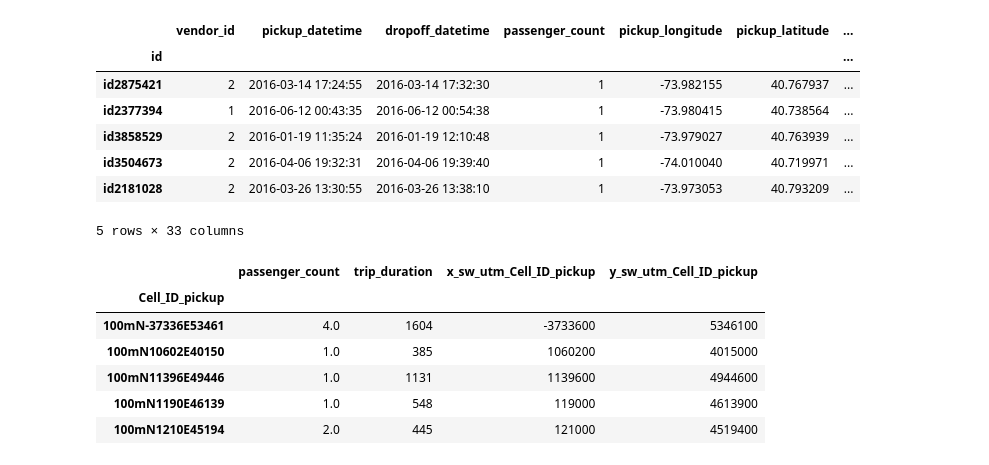
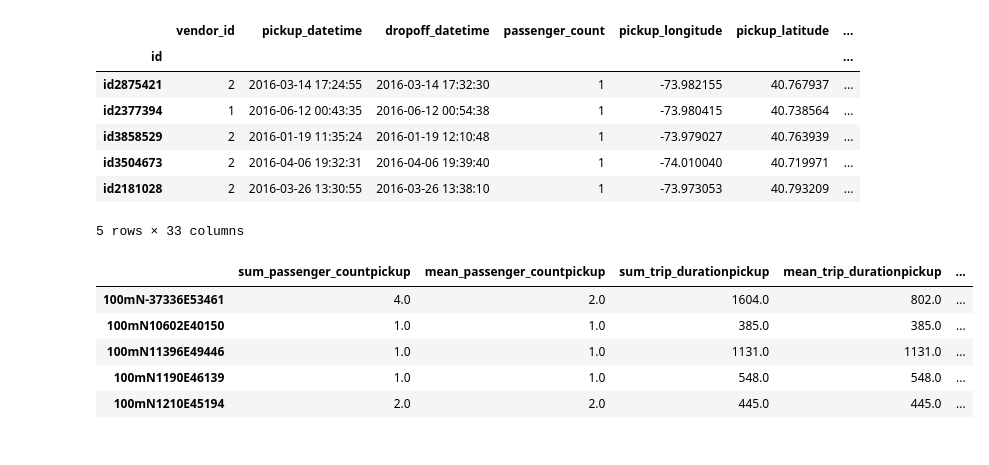
Before and after one commit to nblo/NYC_TaxiTripDuration, a Jupyter notebook: jupyter_notebooks/Preprocessing_Nick.ipynb, the cells around one changed output. Saved outputs shown, nothing was run; the diff lists cells and outputs as text; code cells hidden in the pictures.

Commit message:
Aggreation by Cell_ID for dropoff and pickup

```diff
--- a/jupyter_notebooks/Preprocessing_Nick.ipynb
+++ b/jupyter_notebooks/Preprocessing_Nick.ipynb
@@ -199,17 +228,24 @@ df_rides.head()
 | id2181028 | 2 | 2016-03-26 13:30:55 | 2016-03-26 13:38:10 | 1 | -73.973053 | 40.793209 | ... |
 5 rows × 33 columns
 # %%
-def calc_aggregate_by_ID(df,col_groupby,agg_funcs={'passenger_count':'sum','trip_duration':'sum'}):
+def calc_aggregate_by_ID(df,col_groupby,agg_funcs={'passenger_count':['sum','mean'],'trip_duration':['sum','mean'],}):
     agg_funcs = {**agg_funcs,**{f"x_sw_utm_{col_groupby}":'first',f"y_sw_utm_{col_groupby}":'first'}}
-    return df.groupby(col_groupby).agg(agg_funcs)
+    df = df.groupby(col_groupby).agg(agg_funcs)
+    col_names = [f"{agg_func}_{col}" for col,agg_func in zip(df.columns.get_level_values(level=0),df.columns.get_level_values(level=1))]
+    df.columns = col_names
+    df.rename(columns={c:c.replace("first_","") for c in df.columns},inplace=True)
+    return df
 
-df_cells = calc_aggregate_by_ID(df_rides,col_groupby="Cell_ID_pickup")
+df_cells = (calc_aggregate_by_ID(df_rides,col_groupby="Cell_ID_pickup")
+            .join(calc_aggregate_by_ID(df_rides,
+                                       col_groupby='Cell_ID_dropoff'),
+                  how='outer',lsuffix='_pickup',rsuffix='_dropoff')
+           )
 df_cells.head()
 # %% [output]
-|  | passenger_count | trip_duration | x_sw_utm_Cell_ID_pickup | y_sw_utm_Cell_ID_pickup |
-| Cell_ID_pickup |  |  |  |  |
-| 100mN-37336E53461 | 4.0 | 1604 | -3733600 | 5346100 |
-| 100mN10602E40150 | 1.0 | 385 | 1060200 | 4015000 |
-| 100mN11396E49446 | 1.0 | 1131 | 1139600 | 4944600 |
-| 100mN1190E46139 | 1.0 | 548 | 119000 | 4613900 |
-| 100mN1210E45194 | 2.0 | 445 | 121000 | 4519400 |
+|  | sum_passenger_countpickup | mean_passenger_countpickup | sum_trip_durationpickup | mean_trip_durationpickup | ... |
+| 100mN-37336E53461 | 4.0 | 2.0 | 1604.0 | 802.0 | ... |
+| 100mN10602E40150 | 1.0 | 1.0 | 385.0 | 385.0 | ... |
+| 100mN11396E49446 | 1.0 | 1.0 | 1131.0 | 1131.0 | ... |
+| 100mN1190E46139 | 1.0 | 1.0 | 548.0 | 548.0 | ... |
+| 100mN1210E45194 | 2.0 | 2.0 | 445.0 | 445.0 | ... |
```
Also changed, not shown: parts of 12 cells of this notebook.
